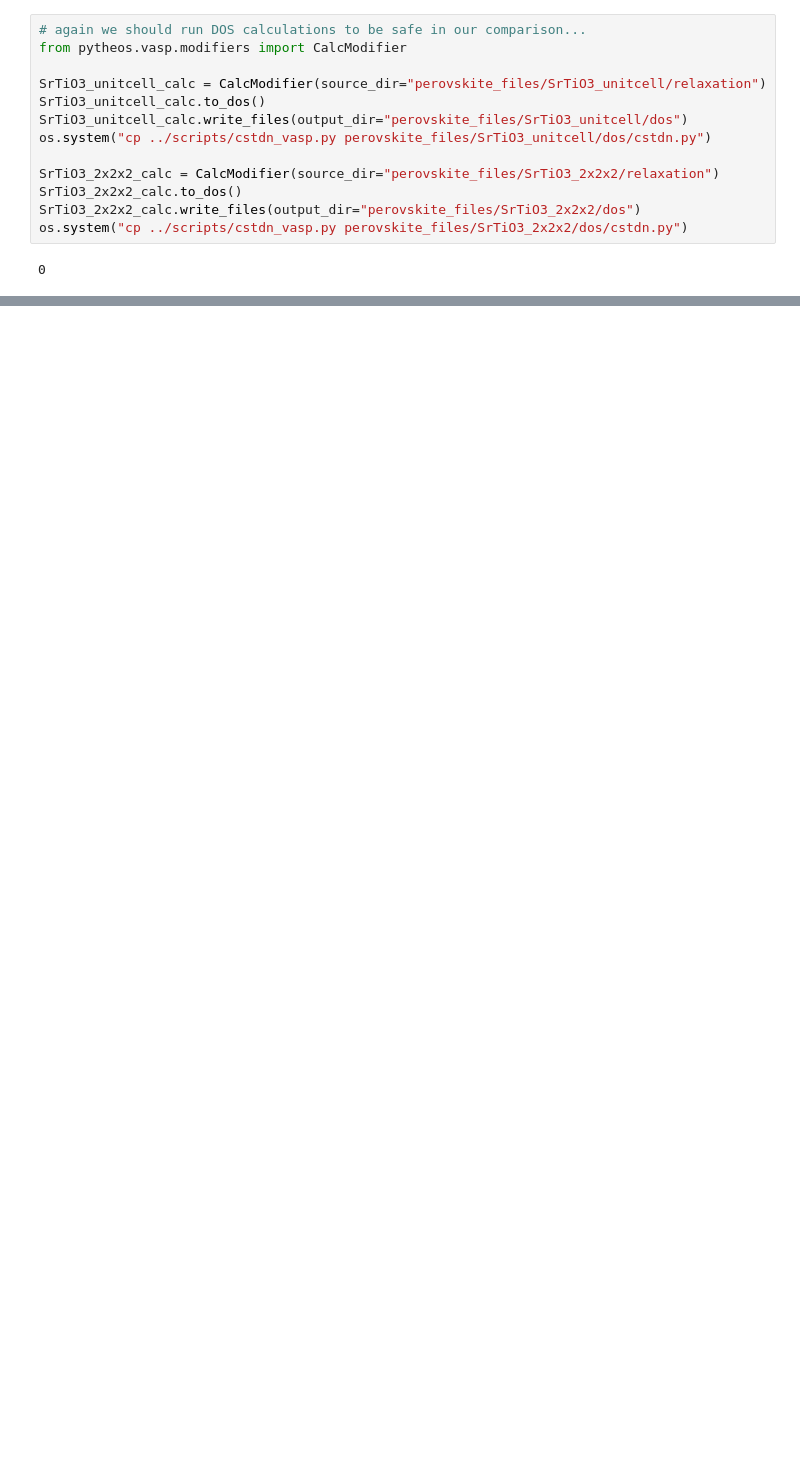
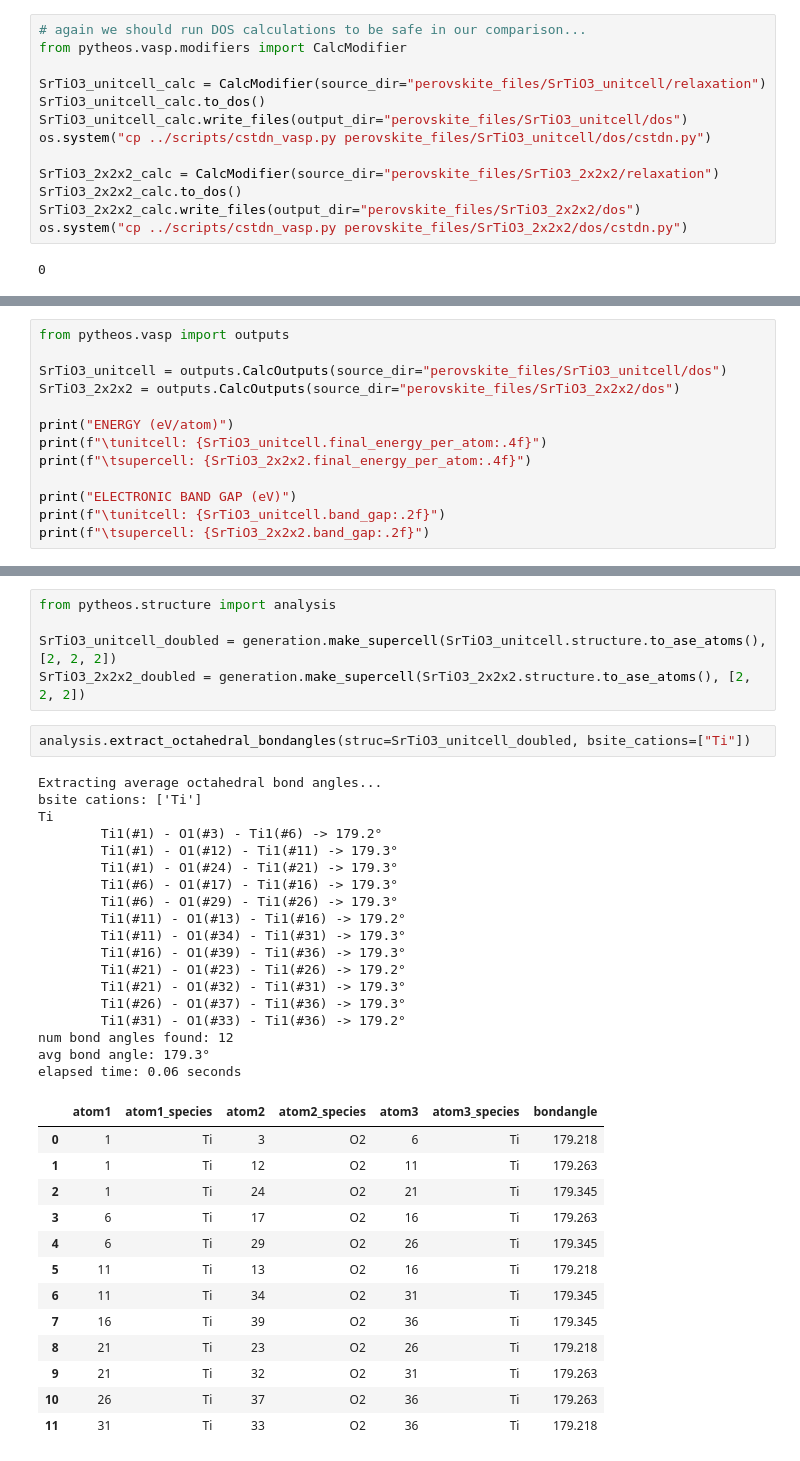
Before and after one commit to jsivak7/pytheos, a Jupyter notebook: examples/perovskite_symmetry_breaking.ipynb, the cells around one changed output, grey strips where cells are left out. Saved outputs shown, nothing was run; the diff lists cells and outputs as text; blank space fills up the shorter version.

```diff
--- a/examples/perovskite_symmetry_breaking.ipynb
+++ b/examples/perovskite_symmetry_breaking.ipynb
@@ -132,0 +103,13 @@ Index: []
+# %%
+from pytheos.vasp import outputs
+
+SrTiO3_unitcell = outputs.CalcOutputs(source_dir="perovskite_files/SrTiO3_unitcell/dos")
+SrTiO3_2x2x2 = outputs.CalcOutputs(source_dir="perovskite_files/SrTiO3_2x2x2/dos")
+
+print("ENERGY (eV/atom)")
+print(f"\tunitcell: {SrTiO3_unitcell.final_energy_per_atom:.4f}")
+print(f"\tsupercell: {SrTiO3_2x2x2.final_energy_per_atom:.4f}")
+
+print("ELECTRONIC BAND GAP (eV)")
+print(f"\tunitcell: {SrTiO3_unitcell.band_gap:.2f}")
+print(f"\tsupercell: {SrTiO3_2x2x2.band_gap:.2f}")
@@ -132,0 +136,39 @@ Index: []
+# %%
+from pytheos.structure import analysis
+
+SrTiO3_unitcell_doubled = generation.make_supercell(SrTiO3_unitcell.structure.to_ase_atoms(), [2, 2, 2])
+SrTiO3_2x2x2_doubled = generation.make_supercell(SrTiO3_2x2x2.structure.to_ase_atoms(), [2, 2, 2])
+# %%
+analysis.extract_octahedral_bondangles(struc=SrTiO3_unitcell_doubled, bsite_cations=["Ti"])
+# %% [output]
+Extracting average octahedral bond angles...
+bsite cations: ['Ti']
+Ti
+        Ti1(#1) - O1(#3) - Ti1(#6) -> 179.2°
+        Ti1(#1) - O1(#12) - Ti1(#11) -> 179.3°
+        Ti1(#1) - O1(#24) - Ti1(#21) -> 179.3°
+        Ti1(#6) - O1(#17) - Ti1(#16) -> 179.3°
+        Ti1(#6) - O1(#29) - Ti1(#26) -> 179.3°
+        Ti1(#11) - O1(#13) - Ti1(#16) -> 179.2°
+        Ti1(#11) - O1(#34) - Ti1(#31) -> 179.3°
+        Ti1(#16) - O1(#39) - Ti1(#36) -> 179.3°
+        Ti1(#21) - O1(#23) - Ti1(#26) -> 179.2°
+        Ti1(#21) - O1(#32) - Ti1(#31) -> 179.3°
+        Ti1(#26) - O1(#37) - Ti1(#36) -> 179.3°
+        Ti1(#31) - O1(#33) - Ti1(#36) -> 179.2°
+num bond angles found: 12
+avg bond angle: 179.3°
+elapsed time: 0.06 seconds
+|  | atom1 | atom1_species | atom2 | atom2_species | atom3 | atom3_species | bondangle |
+| 0 | 1 | Ti | 3 | O2 | 6 | Ti | 179.218 |
+| 1 | 1 | Ti | 12 | O2 | 11 | Ti | 179.263 |
+| 2 | 1 | Ti | 24 | O2 | 21 | Ti | 179.345 |
+| 3 | 6 | Ti | 17 | O2 | 16 | Ti | 179.263 |
+| 4 | 6 | Ti | 29 | O2 | 26 | Ti | 179.345 |
+| 5 | 11 | Ti | 13 | O2 | 16 | Ti | 179.218 |
+| 6 | 11 | Ti | 34 | O2 | 31 | Ti | 179.345 |
+| 7 | 16 | Ti | 39 | O2 | 36 | Ti | 179.345 |
+| 8 | 21 | Ti | 23 | O2 | 26 | Ti | 179.218 |
+| 9 | 21 | Ti | 32 | O2 | 31 | Ti | 179.263 |
+| 10 | 26 | Ti | 37 | O2 | 36 | Ti | 179.263 |
+| 11 | 31 | Ti | 33 | O2 | 36 | Ti | 179.218 |
```
Also changed, not shown: parts of 13 cells of this notebook, 51 other files.
